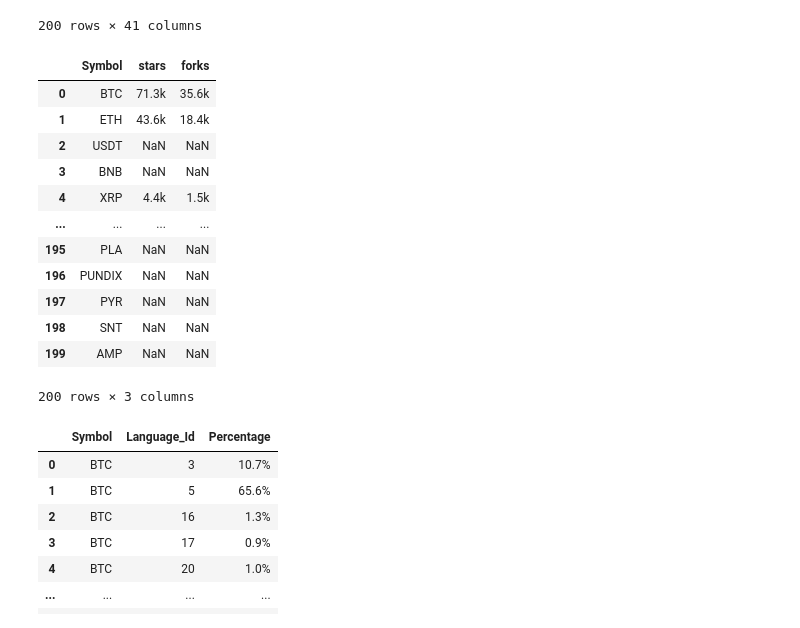
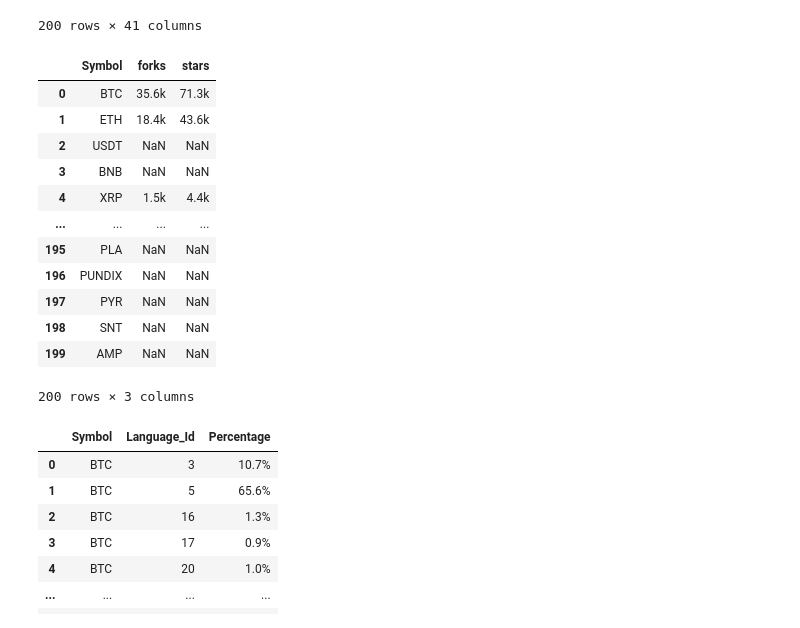
Before and after one commit to iliyapr/coinmarket, a Jupyter notebook: extra_work/phase2_extra.ipynb, the cells around one changed output. Drawn from its saved outputs; the diff is of its cells as text; code cells hidden in the pictures.

```diff
--- a/extra_work/phase2_extra.ipynb
+++ b/extra_work/phase2_extra.ipynb
@@ -194,7 +268,7 @@ languages.head()
 | 3 | 4 | C# |
 | 4 | 5 | C++ |
 # %%
-github_info = pd.read_csv("main_files\\github_info.csv")
+github_info = pd.read_csv("github_info.csv")
 github_info
 # %% [output]
 |  | stars | forks | C++ | Python | C | M4 | Shell | Makefile | Other | Go | ... | ... |
@@ -211,15 +285,15 @@ github_info
 | 199 | NaN | NaN | NaN | NaN | NaN | NaN | NaN | NaN | NaN | NaN | ... | ... |
 200 rows × 41 columns
 # %%
-coins_ForksStars = pd.concat([coins["Symbol"] , github_info[["stars","forks"]] ], axis=1 , join="inner")
+coins_ForksStars = pd.concat([coins["Symbol"] , github_info[["forks","stars"]] ], axis=1 , join="inner")
 coins_ForksStars
 # %% [output]
-|  | Symbol | stars | forks |
-| 0 | BTC | 71.3k | 35.6k |
-| 1 | ETH | 43.6k | 18.4k |
+|  | Symbol | forks | stars |
+| 0 | BTC | 35.6k | 71.3k |
+| 1 | ETH | 18.4k | 43.6k |
 | 2 | USDT | NaN | NaN |
 | 3 | BNB | NaN | NaN |
-| 4 | XRP | 4.4k | 1.5k |
+| 4 | XRP | 1.5k | 4.4k |
 | ... | ... | ... | ... |
 | 195 | PLA | NaN | NaN |
 | 196 | PUNDIX | NaN | NaN |
```
Also changed, not shown: parts of 23 cells of this notebook, 1 other file.
